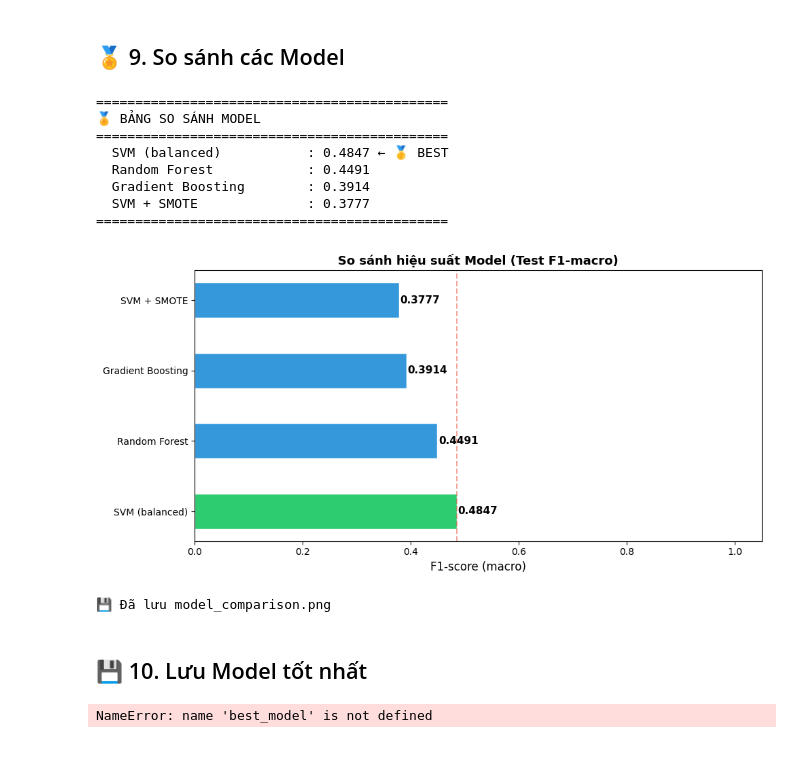
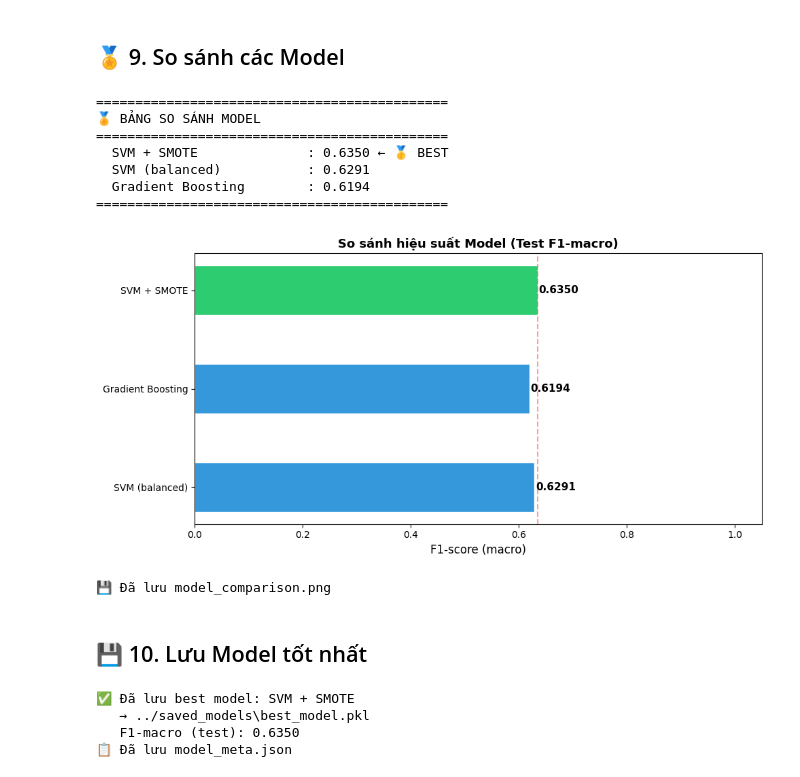
Before and after one commit to BAO10022004/integral-models, a Jupyter notebook: ai/model/train.ipynb, the cells around one changed output. Saved outputs shown, nothing was run; the diff lists cells and outputs as text; code cells hidden in the pictures.

Commit message:
fit: up to F1 - core model

```diff
--- a/ai/model/train.ipynb
+++ b/ai/model/train.ipynb
@@ -375,7 +361,7 @@ weighted avg       0.42      0.42      0.41        50
 # %%
 results = {
     'SVM (balanced)': f1_svm,
-    'Random Forest': f1_rf,
+    # 'Random Forest': f1_rf,
     'Gradient Boosting': f1_gb,
     'SVM + SMOTE': f1_smote
 }
@@ -383,39 +369,37 @@ results = {
 print('\n' + '='*45)
 print('🏅 BẢNG SO SÁNH MODEL')
 print('='*45)
 best_name = max(results, key=results.get)
 for name, score in sorted(results.items(), key=lambda x: -x[1]):
     marker = ' ← 🥇 BEST' if name == best_name else ''
     print(f'  {name:25s}: {score:.4f}{marker}')
 print('='*45)
 
 # Visualize
 fig, ax = plt.subplots(figsize=(10, 5))
 names = list(results.keys())
 scores = list(results.values())
 colors = ['#2ecc71' if n == best_name else '#3498db' for n in names]
 bars = ax.barh(names, scores, color=colors, edgecolor='white', height=0.5)
 for bar, score in zip(bars, scores):
     ax.text(score + 0.002, bar.get_y() + bar.get_height()/2,
             f'{score:.4f}', va='center', fontsize=11, fontweight='bold')
 ax.set_xlim(0, 1.05)
 ax.set_xlabel('F1-score (macro)', fontsize=12)
 ax.set_title('So sánh hiệu suất Model (Test F1-macro)', fontsize=13, fontweight='bold')
 ax.axvline(x=scores[names.index(best_name)], color='#e74c3c', linestyle='--', alpha=0.5)
 plt.tight_layout()
-plt.savefig('model_comparison.png', dpi=150, bbox_inches='tight')
 plt.show()
 print('💾 Đã lưu model_comparison.png')
 # %% [output]
 =============================================
 🏅 BẢNG SO SÁNH MODEL
 =============================================
-  SVM (balanced)           : 0.4847 ← 🥇 BEST
-  Random Forest            : 0.4491
-  Gradient Boosting        : 0.3914
-  SVM + SMOTE              : 0.3777
+  SVM + SMOTE              : 0.6350 ← 🥇 BEST
+  SVM (balanced)           : 0.6291
+  Gradient Boosting        : 0.6194
 =============================================
-[figure, old version]
+[figure, new version]
 💾 Đã lưu model_comparison.png
 # %% [markdown]
 ## 💾 10. Lưu Model tốt nhất
@@ -426,7 +410,7 @@ save_dir = '../saved_models'
 os.makedirs(save_dir, exist_ok=True)
 
 model_path = os.path.join(save_dir, 'best_model.pkl')
-joblib.dump(best_model, model_path)
+joblib.dump(gb, model_path)
 print(f'✅ Đã lưu best model: {best_name}')
 print(f'   → {model_path}')
 print(f'   F1-macro (test): {results[best_name]:.4f}')
@@ -444,4 +428,7 @@ with open(os.path.join(save_dir, 'model_meta.json'), 'w') as f:
     json.dump(meta, f, indent=2, ensure_ascii=False)
 print('📋 Đã lưu model_meta.json')
 # %% [output]
-NameError: name 'best_model' is not defined
+✅ Đã lưu best model: SVM + SMOTE
+   → ../saved_models\best_model.pkl
+   F1-macro (test): 0.6350
+📋 Đã lưu model_meta.json
```
Also changed, not shown: parts of 9 cells of this notebook, 33 other files.
